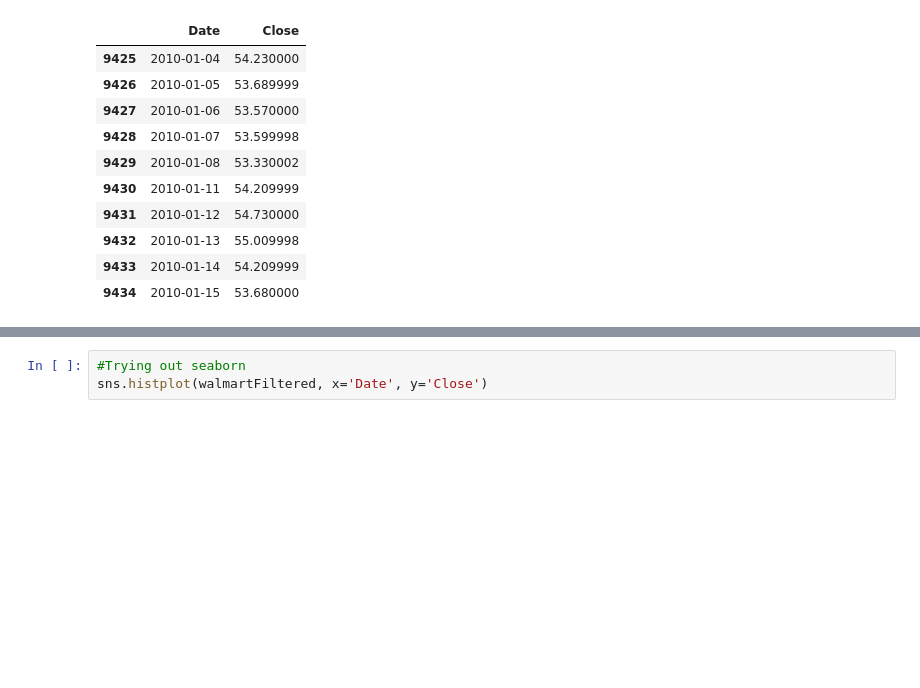
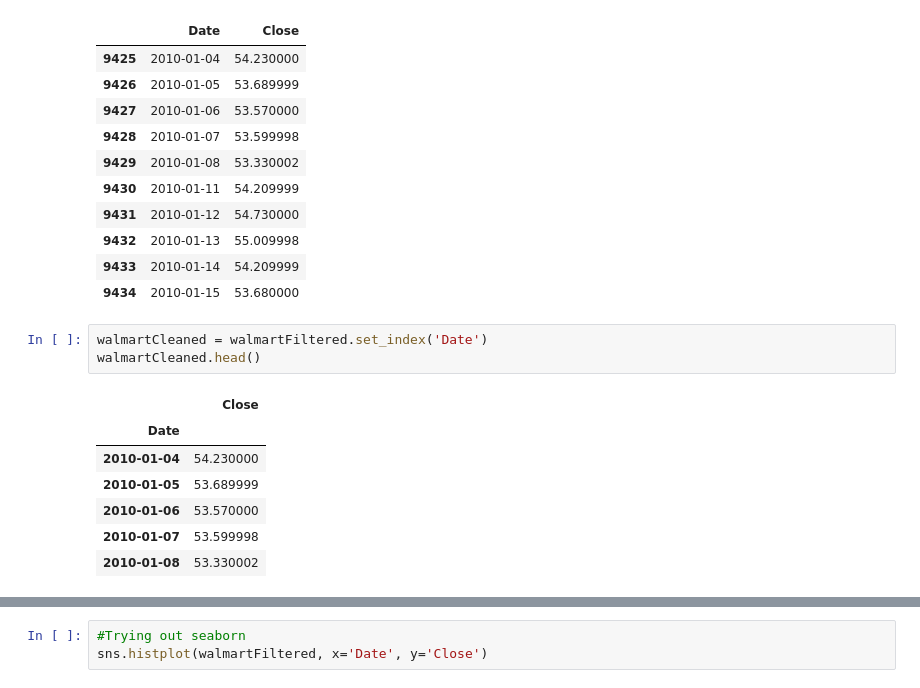
Before and after one commit to beckyydo/retail-machine-learning, a Jupyter notebook: Test_fbprophet.ipynb, the cells around one changed output, grey strips where cells are left out. Saved outputs shown, nothing was run; the diff lists cells and outputs as text; blank space fills up the shorter version.

```diff
--- a/Test_fbprophet.ipynb
+++ b/Test_fbprophet.ipynb
@@ -100,3 +100,14 @@ walmartFiltered.head(10)
 | 9432 | 2010-01-13 | 55.009998 |
 | 9433 | 2010-01-14 | 54.209999 |
 | 9434 | 2010-01-15 | 53.680000 |
+# %%
+walmartCleaned = walmartFiltered.set_index('Date')
+walmartCleaned.head()
+# %% [output]
+|  | Close |
+| Date |  |
+| 2010-01-04 | 54.230000 |
+| 2010-01-05 | 53.689999 |
+| 2010-01-06 | 53.570000 |
+| 2010-01-07 | 53.599998 |
+| 2010-01-08 | 53.330002 |
```
Also changed, not shown: parts of 6 cells of this notebook.
